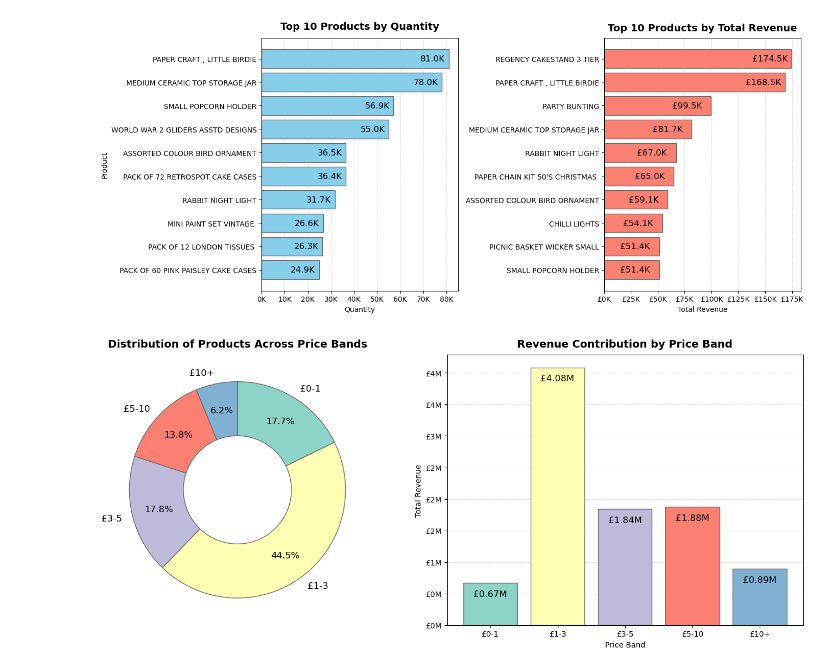
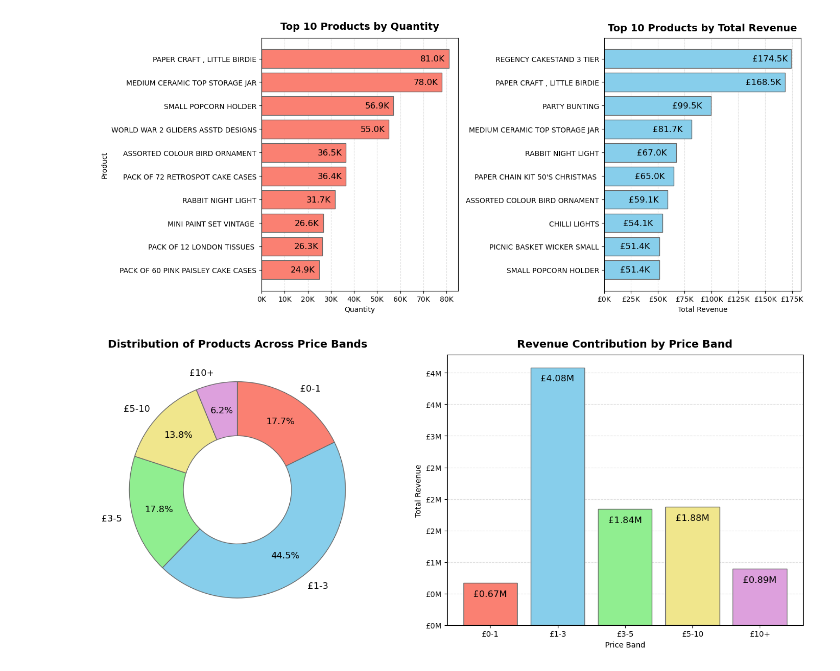
Before and after one commit to EdwardHowell627/Python_Online_Sales_Analysis, a Jupyter notebook: analysis/1_products.ipynb, the cells around one changed output. Saved outputs shown, nothing was run; the diff lists cells and outputs as text; code cells hidden in the pictures.

```diff
--- a/analysis/1_products.ipynb
+++ b/analysis/1_products.ipynb
@@ -40,87 +51,101 @@ products_group = products_group.merge(product_details, on='StockCode')
 # %%
 ### Top Products Analysis
 
-# Setup
+## Setup
+# Calculation
 top_quantity = products_group.nlargest(10, 'Quantity')
 top_totalprice = products_group.nlargest(10, 'TotalRevenue')
 
+# Figure creation
 fig, ax = plt.subplots(1, 2)
 fig.set_size_inches((14, 6))
 
-# Quantity
-bars1 = ax[0].barh(top_quantity['Description'], top_quantity['Quantity'], color='skyblue', edgecolor='dimgrey')
+colors = ['salmon', 'skyblue', 'lightgreen', 'khaki', 'plum']
+
+
+## Quantity bar
+bars1 = ax[0].barh(top_quantity['Description'], top_quantity['Quantity'], color=colors[0], edgecolor='dimgrey')
+
 ax[0].invert_yaxis()
 ax[0].grid(axis='x', linestyle='--', alpha=0.4)
 ax[0].set_axisbelow(True)
+
 ax[0].xaxis.set_major_formatter(FuncFormatter(lambda x, _: f'{x/1000:.0f}K'))
 ax[0].bar_label(bars1, labels=[f'{x/1000:.1f}K' for x in top_quantity['Quantity']], padding=-40, fontsize='12')
+
 ax[0].set_title('Top 10 Products by Quantity', fontsize=14, weight='bold', pad=12)
 ax[0].set_xlabel('Quantity')
 ax[0].set_ylabel('Product')
 
-# Total Price
-bars2 = ax[1].barh(top_totalprice['Description'], top_totalprice['TotalRevenue'], color='salmon', edgecolor='dimgrey')
+
+## Total Price bar
+bars2 = ax[1].barh(top_totalprice['Description'], top_totalprice['TotalRevenue'], color=colors[1], edgecolor='dimgrey')
 ax[1].invert_yaxis()
 ax[1].grid(axis='x', linestyle='--', alpha=0.4)
 ax[1].set_axisbelow(True)
+
 ax[1].xaxis.set_major_formatter(FuncFormatter(lambda x, _: f'£{x/1000:.0f}K'))
 ax[1].bar_label(bars2, labels=[f'£{x/1000:.1f}K' for x in top_totalprice['TotalRevenue']], padding=-55, fontsize='12')
+
 ax[1].set_title('Top 10 Products by Total Revenue', fontsize=14, weight='bold', pad=10)
 ax[1].set_xlabel('Total Revenue')
 ax[1].set_ylabel('')
 
-# Finish
+
+## Finish
 fig.tight_layout()
 plt.savefig('../assets/1_TopProducts.png', dpi=200)
 # %% [output]
-[figure, old version]
+[figure, new version]
 # %%
 ### Price Group Analysis
 
-# Setup
-products_group['PriceBand'] = pd.cut(
-    products_group['UnitPrice'],
-    bins=[0,1,3,5,10,float('inf')],
-    labels=['£0-1', '£1-3', '£3-5', '£5-10', '£10+']
-)
+## Setup
+# Calculations
 price_counts = products_group['PriceBand'].value_counts().sort_index()
 price_grouped = products_group.groupby('PriceBand', observed=True)['TotalRevenue'].sum()
 
+# Figure creation
 fig, ax = plt.subplots(1, 2)
 fig.set_size_inches((14, 6))
 
-colors = plt.cm.Set3(range(len(price_counts)))
+colors = ['salmon', 'skyblue', 'lightgreen', 'khaki', 'plum']
 
-# Pie Chart
+
+## Band distribution pie chart
 ax[0].pie(
     x=price_counts,
     labels=price_counts.index,
     startangle=90,
     counterclock=False,
     autopct='%1.1f%%',
     pctdistance=0.75,
     colors=colors,
     wedgeprops={'edgecolor': 'dimgrey', 'width': 0.5},
     textprops={'size':'large'}
 )
 ax[0].set_title('Distribution of Products Across Price Bands', weight='bold', fontsize=14,pad=10)
 
-# Bar Chart
+
+## Revenue distribution bar chart
 bars1 = ax[1].bar(height=price_grouped, x=price_grouped.index, color=colors, edgecolor='dimgrey')
+
 ax[1].grid(axis='y', linestyle='--', alpha=0.4)
 ax[1].set_axisbelow(True)
+
 ax[1].yaxis.set_major_formatter(FuncFormatter(lambda y, _: f'£{y/1000000:.0f}M'))
 ax[1].bar_label(bars1, labels=[f'£{y/1000000:.2f}M' for y in price_grouped], padding=-20, fontsize='12')
+
 ax[1].set_ylabel('Total Revenue')
 ax[1].set_xlabel('Price Band')
 ax[1].set_title('Revenue Contribution by Price Band', weight='bold', fontsize=14,pad=10)
 
 
-# Finish
+## Finish
 fig.tight_layout()
 plt.savefig('../assets/2_PriceBandAnalysis.png', dpi=200)
 # %% [output]
-[figure, old version]
+[figure, new version]
 # %%
 ### Cancellation Analysis
 
```
Also changed, not shown: parts of 3 cells of this notebook, 6 other files.
